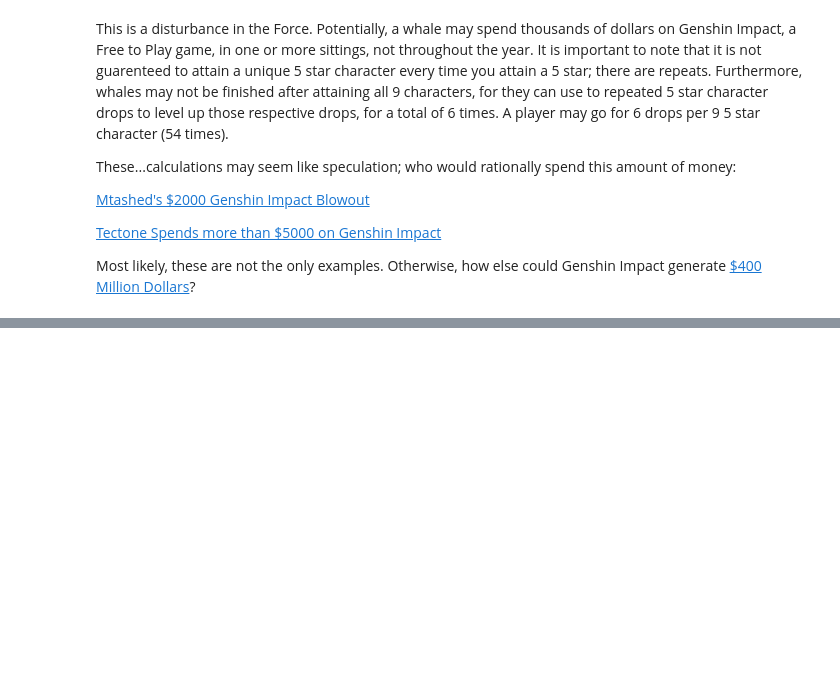
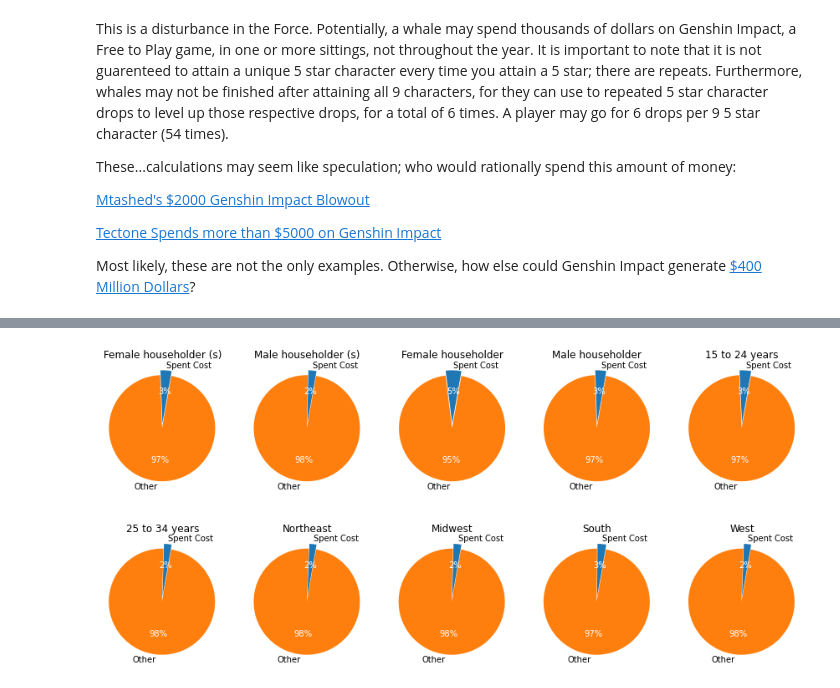
Before and after one commit to KevinW1008/KevinW1008.github.io, a Jupyter notebook: genshinimpact.ipynb, the cells around one changed output, grey strips where cells are left out. Drawn from its saved outputs; the diff is of its cells as text; code cells hidden in the pictures; blank space fills up the shorter version.

Commit message:
Added Charts & Analysis on said charts

```diff
--- a/genshinimpact.ipynb
+++ b/genshinimpact.ipynb
@@ -482,0 +493,35 @@ Demographics:
+# %%
+def create_pie_graphs(classification):
+
+    indexes = [6, 7, 9, 10, 19, 20, 31, 32, 33, 34]
+    labels = 'Spent Cost', 'Other'
+
+    expenditure = 12813.582
+    if classification == 'casual':
+        expenditure = 1546.878
+
+    fig, axes= plt.subplots(2, 5, figsize = (15, 7))
+
+    for index, (l, ax) in zip(indexes, enumerate(axes.flatten())):
+        income = df.loc[index, 'Median income Estimate']
+        percentage1 = (expenditure / income) * 100
+        difference = 100 - percentage1
+
+        sizes1 = [percentage1, difference]
+
+        _, _, autotexts = ax.pie(sizes1, labels=labels, radius = 1.1,
+                                 explode=(0, 0.10), autopct="%.0f%%", startangle=80)
+
+        graph_name = df.loc[index, 'Characteristic']
+        graph_name = graph_name.replace('...', '')
+        graph_name = graph_name.replace(', no spouse present', ' (s)')
+        ax.set_title(graph_name)
+
+        for i in autotexts:
+            i.set_color('white')
+
+    plt.show()
+# %%
+create_pie_graphs('casual')
+# %% [output]
+[figure, added]
```
Also changed, not shown: parts of 14 cells of this notebook.
